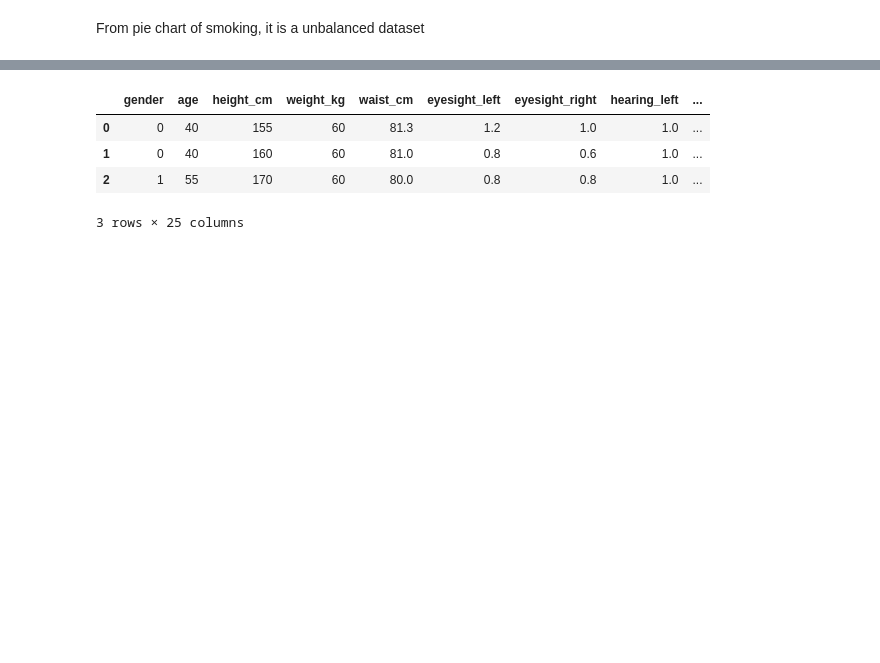
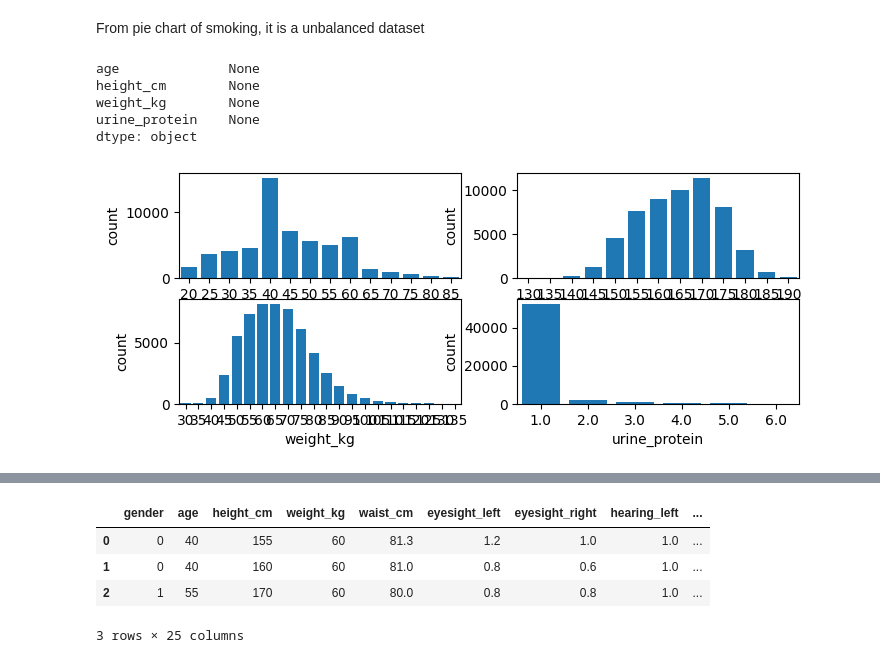
Before and after one commit to Coconut3223/Bio-Signal-Analysis-for-Smoking-Prediction, a Jupyter notebook: analysis.ipynb, the cells around one changed output, grey strips where cells are left out. Saved outputs shown, nothing was run; the diff lists cells and outputs as text; code cells hidden in the pictures; blank space fills up the shorter version.

```diff
--- a/analysis.ipynb
+++ b/analysis.ipynb
@@ -137,2 +134,21 @@ dtype: object
 # %% [markdown]
 From pie chart of smoking, it is a unbalanced dataset
+# %%
+fig, axes = plt.subplots(2, 2, figsize = (8, 3))
+ax, axes = 0, axes.flatten()
+
+def bar_plt(data):
+    global ax
+    sns.barplot(ax = axes[ax],
+                x = data.value_counts().index,
+                y = data.value_counts(),
+                saturation = 1)
+    ax += 1
+df[['age', 'height_cm', 'weight_kg', 'urine_protein']].apply(bar_plt, axis=0)
+# %% [output]
+age              None
+height_cm        None
+weight_kg        None
+urine_protein    None
+dtype: object
+[figure, added]
```
Also changed, not shown: parts of 12 cells of this notebook, 1 other file.
